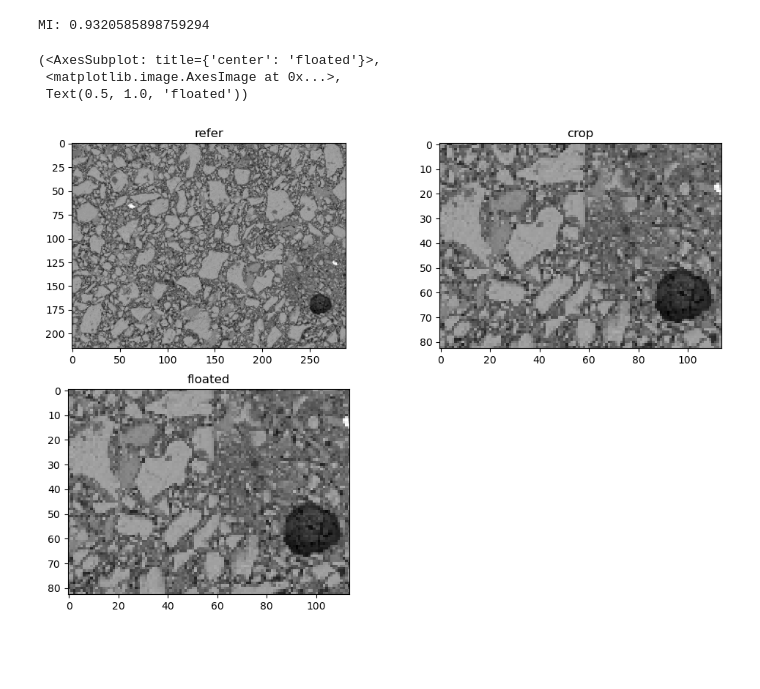
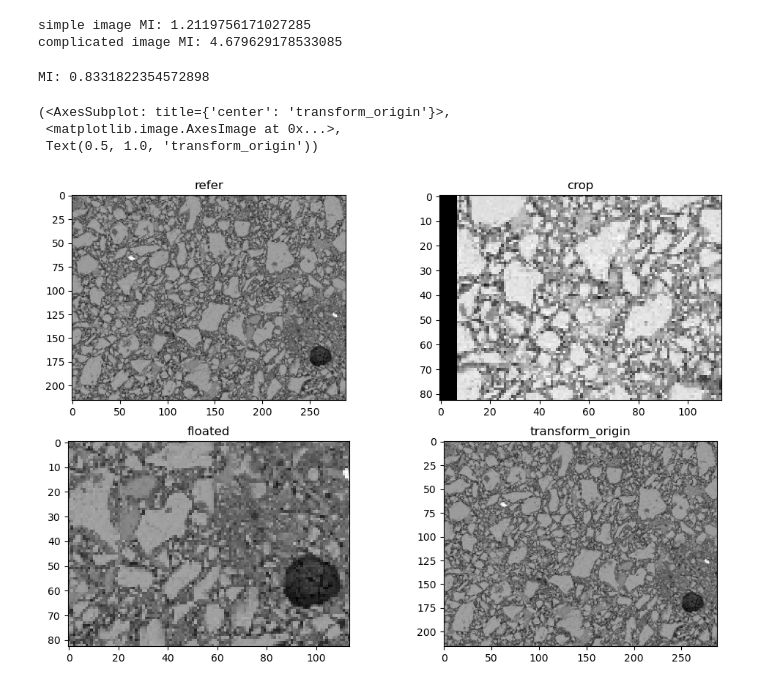
Before and after one commit to Barryzp/ml-workspace, a Jupyter notebook: registration/similarity-measure/crop_mi.ipynb, the cells around one changed output. Saved outputs shown, nothing was run; the diff lists cells and outputs as text; code cells hidden in the pictures; blank space fills up the shorter version.

```diff
--- a/registration/similarity-measure/crop_mi.ipynb
+++ b/registration/similarity-measure/crop_mi.ipynb
@@ -17,6 +17,16 @@ def mutual_information(image1, image2, bins=256):
     mi = np.sum(pxy[nzs] * np.log(pxy[nzs] / px_py[nzs]))
 
     return mi
+# %%
+# Load the images
+test_img = cv2.imread('images/test.bmp', cv2.IMREAD_GRAYSCALE)
+complicated_img = cv2.imread('images/3d-6.tif', cv2.IMREAD_GRAYSCALE)
+
+print(f"simple image MI: {mutual_information(test_img, test_img)}")
+print(f"complicated image MI: {mutual_information(complicated_img, complicated_img)}")
+# %% [output]
+simple image MI: 1.2119756171027285
+complicated image MI: 4.679629178533085
 # %%
 import cv2
 import matplotlib.pyplot as plt
@@ -46,51 +56,51 @@ def crop_rotate(image, center, size, angle):
     # 防止出现超出数组范围的情况
 
     # Define row and column ranges
-    start_row, end_row = y, y + size[0]  # Example row range
-    start_col, end_col = x, x + size[1]  # Example column range
+    start_row, end_row = y, y + size[1]  # Example row range
+    start_col, end_col = x, x + size[0]  # Example column range
 
     # Define the fill value for out-of-bounds indices
     fill_value = 0.0
 
     # 对超出区域的处理
-    cropped = [[rotated[i][j] if i < len(rotated) and j < len(rotated[i]) else fill_value
+    cropped = [[rotated[i][j] if i >= 0 and i < len(rotated) and j >= 0 and j < len(rotated[i]) else fill_value
           for j in range(start_col, end_col)]
          for i in range(start_row, end_row)]
-    # cropped = rotated[y:y + size[1], x:x + size[0]]
 
-    return cropped
+    return cropped, rotated
 
 # Load the images
 refered_img = cv2.imread('images/3d-6.tif', cv2.IMREAD_GRAYSCALE)
 floated_img = cv2.imread('images/3d-6-2-crop.tif', cv2.IMREAD_GRAYSCALE)
 
 
 width, height = refered_img.shape
 
 # Specify center, size, and angle
-center = (205, 165)  # Example center position (x, y)
-size = (83, 114)      # Example size (width, height)
+# center = (220, 155)  # BEST POSITION Example center position (x, y)
+center = (50, 113)
+size = (114, 83)      # Example size (width, height)
 angle = 0           # Example rotation angle in degrees
 
 # Crop and rotate
-cropped_image = crop_rotate(refered_img, center, size, angle)
+cropped_image, rotated = crop_rotate(refered_img, center, size, angle)
 
 mi = mutual_information(floated_img, np.array(cropped_image))
 
 print(f"MI: {mi}")
 
 # Display the images
 plt.figure(figsize=(12, 8))
 plt.subplot(2, 2, 1), plt.imshow(refered_img, cmap='gray'), plt.title('refer')
 plt.subplot(2, 2, 2), plt.imshow(cropped_image, cmap='gray'), plt.title('crop')
 plt.subplot(2, 2, 3), plt.imshow(floated_img, cmap='gray'), plt.title('floated')
-
+plt.subplot(2, 2, 4), plt.imshow(rotated, cmap='gray'), plt.title('transform_origin')
 # Question:
 # 1. 使用的坐标系是哪个？需要确定裁剪区域在图像的哪一位置。图像是先进行了旋转，再进行了移动，先不管旋转后的超出区域直接丢弃的处理。
 # 2. 裁剪超过对应区域怎么办？用0填充
 # %% [output]
-MI: 0.9320585898759294
+MI: 0.8331822354572898
-(<AxesSubplot: title={'center': 'floated'}>,
+(<AxesSubplot: title={'center': 'transform_origin'}>,
  <matplotlib.image.AxesImage at 0x...>,
- Text(0.5, 1.0, 'floated'))
+ Text(0.5, 1.0, 'transform_origin'))
-[figure, old version]
+[figure, new version]
```
Also changed, not shown: parts of 1 cell of this notebook, 5 other files.
